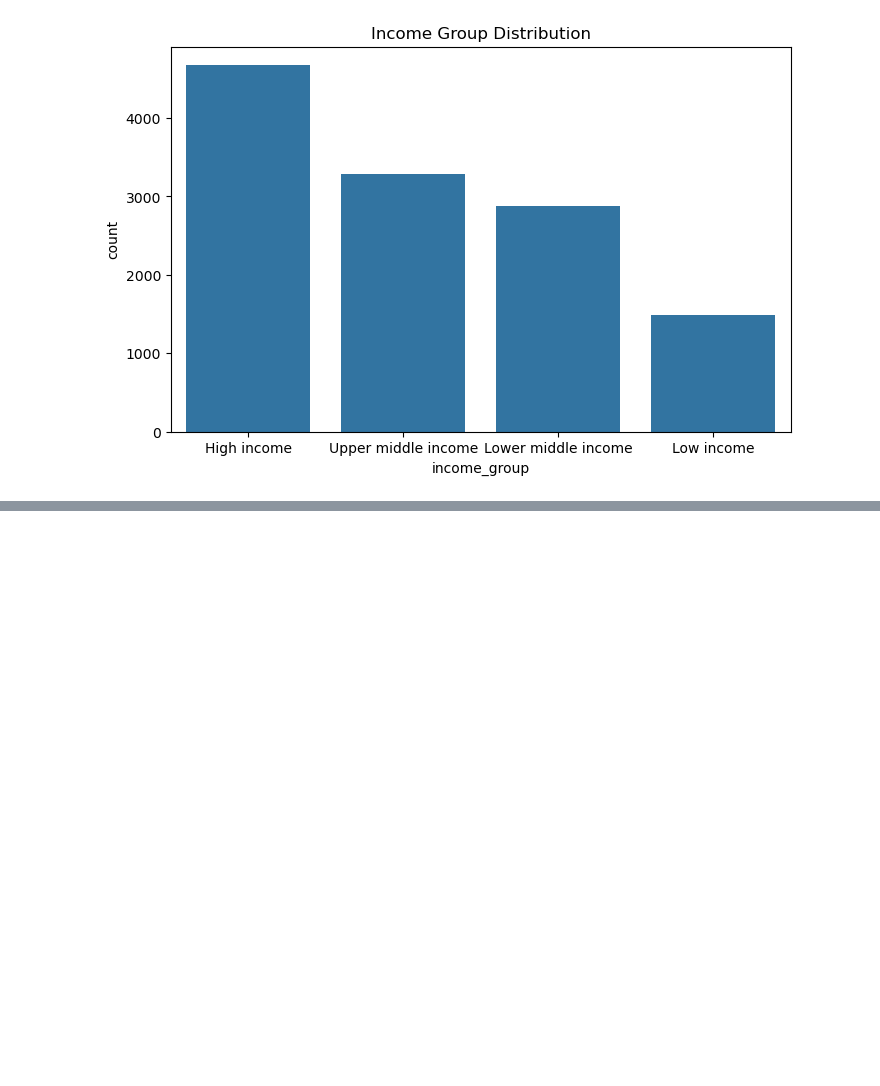
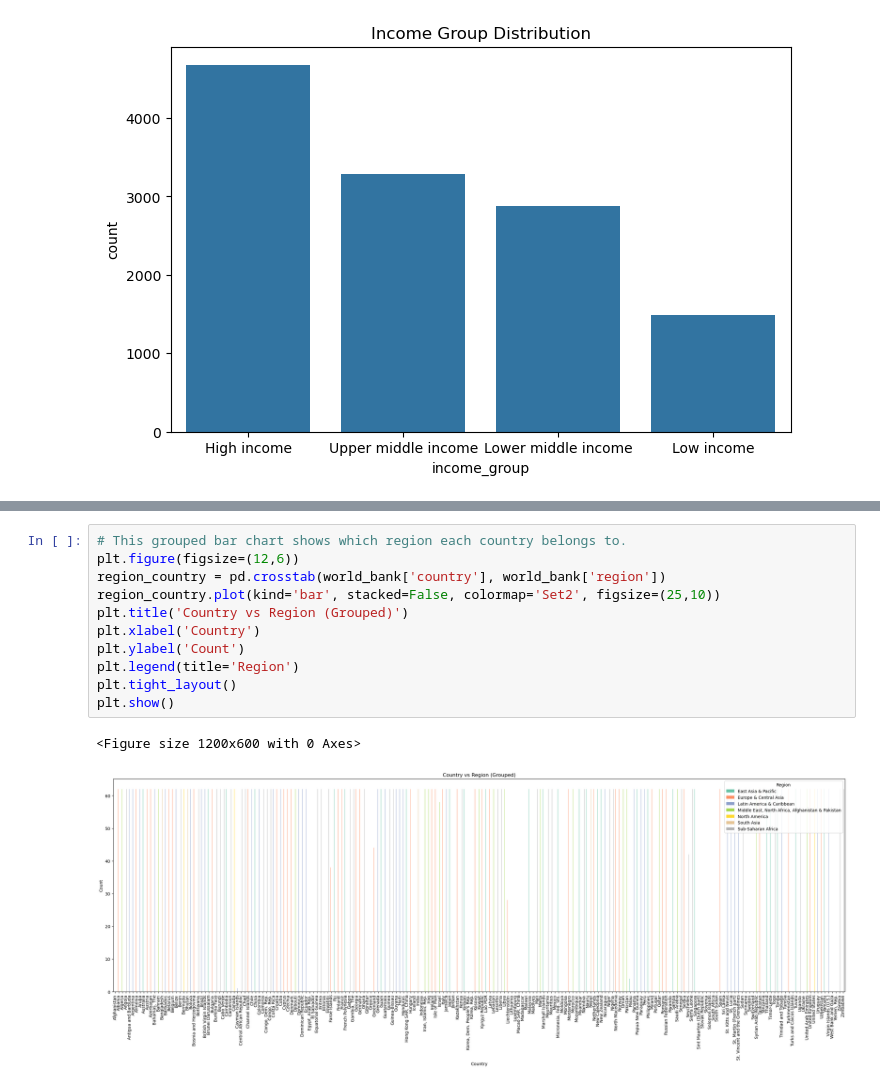
Before and after one commit to Avonik/ASDA_2025_newGroup_4_Portfolio, a Jupyter notebook: notebooks/week_05_group_4_notebook.ipynb, the cells around one changed output, grey strips where cells are left out. Drawn from its saved outputs; the diff is of its cells as text; blank space fills up the shorter version.

```diff
--- a/notebooks/week_05_group_4_notebook.ipynb
+++ b/notebooks/week_05_group_4_notebook.ipynb
@@ -324,0 +341,14 @@ plt.show()
+# %%
+# This grouped bar chart shows which region each country belongs to.
+plt.figure(figsize=(12,6))
+region_country = pd.crosstab(world_bank['country'], world_bank['region'])
+region_country.plot(kind='bar', stacked=False, colormap='Set2', figsize=(25,10))
+plt.title('Country vs Region (Grouped)')
+plt.xlabel('Country')
+plt.ylabel('Count')
+plt.legend(title='Region')
+plt.tight_layout()
+plt.show()
+# %% [output]
+<Figure size 1200x600 with 0 Axes>
+[figure, added]
```
Also changed, not shown: parts of 23 cells of this notebook.
